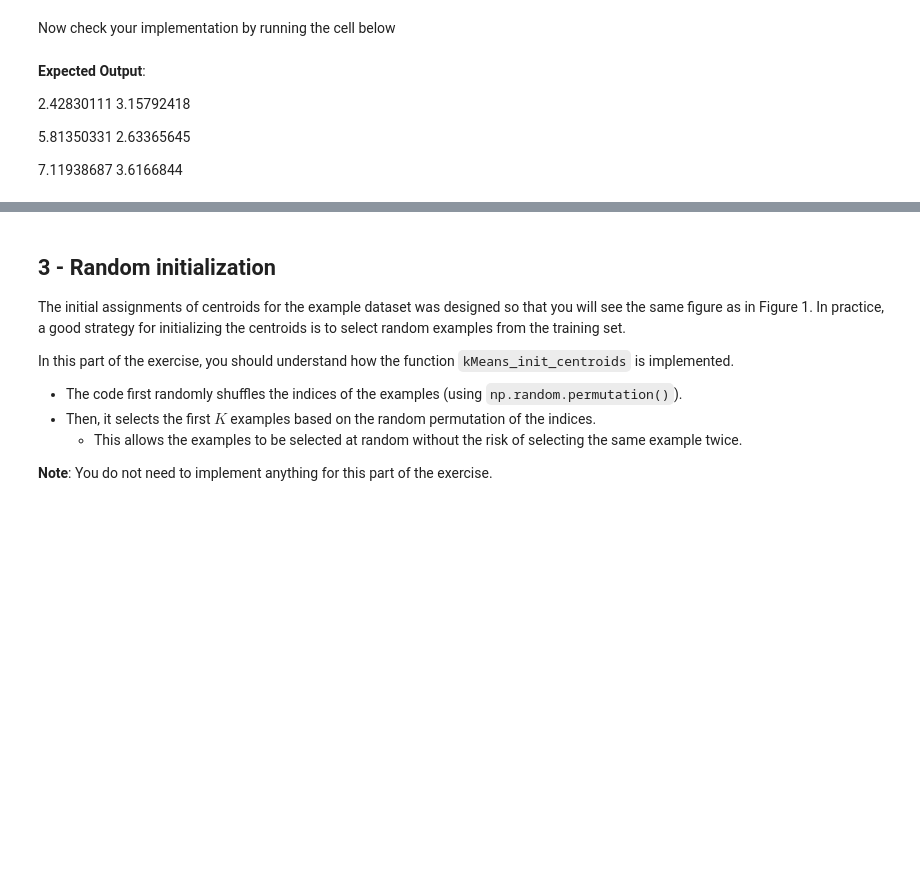
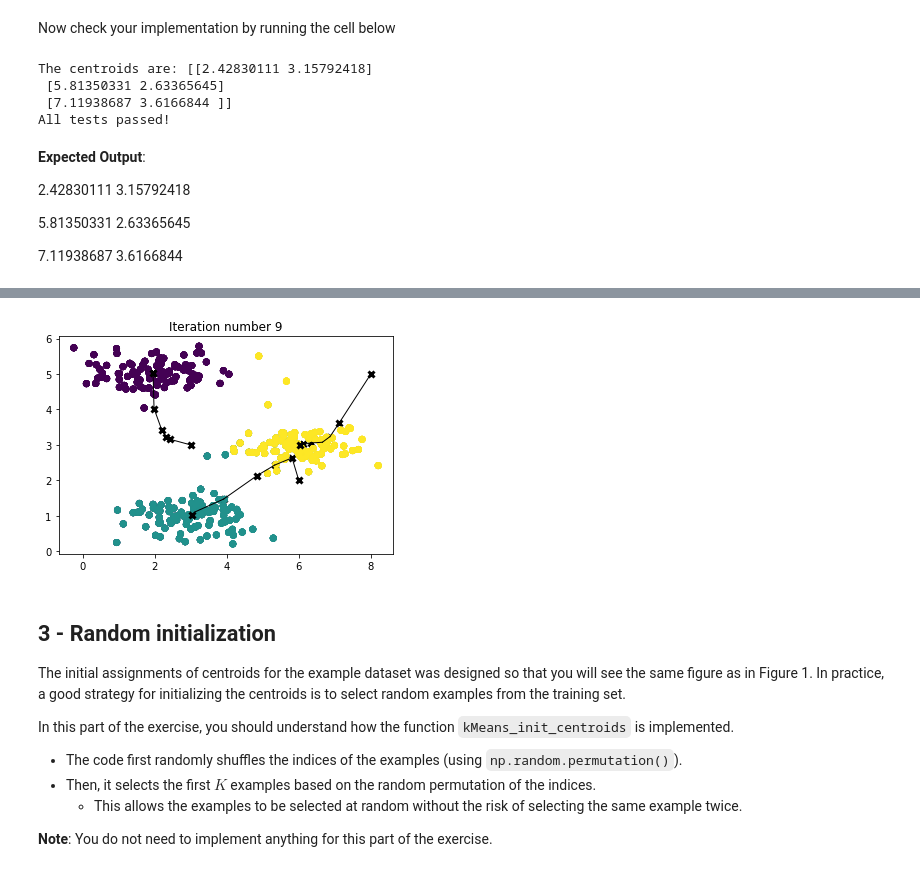
Before and after one commit to noirzette/CIT-ML, a Jupyter notebook: C3_W1_KMeans_Assignment.ipynb, the cells around one changed output, grey strips where cells are left out. Cells and saved outputs as stored; diff of their text form; code cells hidden in the pictures; blank space fills up the shorter version.

```diff
--- a/C3_W1_KMeans_Assignment.ipynb
+++ b/C3_W1_KMeans_Assignment.ipynb
@@ -128,11 +129,13 @@ def find_closest_centroids(X, centroids):
     idx = np.zeros(X.shape[0], dtype=int)
 
     ### START CODE HERE ###
-
-
-
-
-
+    for i in range(X.shape[0]):
+            # Array to hold distance between X[i] and each centroids[j]
+            distance = []
+            for j in range(centroids.shape[0]):
+                norm_ij = vnorm_ij = np.linalg.norm(X[i] - centroids[j])
+                distance.append(norm_ij)
+                idx[i] = idx[i] = np.argmin(distance)
 
      ### END CODE HERE ###
 
@@ -273,8 +287,9 @@ def compute_centroids(X, idx, K):
     centroids = np.zeros((K, n))
 
     ### START CODE HERE ###
-
-
+    for k in range(K):
+            points = X[idx == k]
+            centroids[k] = np.mean(points, axis = 0)
 
     ### END CODE HERE ##
 
@@ -335,6 +350,11 @@ print("The centroids are:", centroids)
 
 # UNIT TEST
 compute_centroids_test(compute_centroids)
+# %% [output]
+The centroids are: [[2.42830111 3.15792418]
+ [5.81350331 2.63365645]
+ [7.11938687 3.6166844 ]]
+All tests passed!
 # %% [markdown]
 **Expected Output**:
 
@@ -366,7 +386,7 @@ each iteration.
 # %%
 # You do not need to implement anything for this part
 
-def run_kMeans(X, initial_centroids, max_iters=10, plot_progress=False):
+def run_kMeans(X, initial_centroids, max_iters=10, plot_progress=False, print_progress=False):
     """
     Runs the K-Means algorithm on data matrix X, where each row of X
     is a single example
@@ -382,8 +402,9 @@ def run_kMeans(X, initial_centroids, max_iters=10, plot_progress=False):
     # Run K-Means
     for i in range(max_iters):
 
-        #Output progress
-        print("K-Means iteration %d/%d" % (i, max_iters-1))
+        # Optionally output progress
+        if print_progress:
+            print("K-Means iteration %d/%d" % (i, max_iters-1))
 
         # For each example in X, assign it to the closest centroid
         idx = find_closest_centroids(X, centroids)
@@ -400,15 +421,17 @@ def run_kMeans(X, initial_centroids, max_iters=10, plot_progress=False):
 # %%
 # Load an example dataset
 X = load_data()
 
 # Set initial centroids
 initial_centroids = np.array([[3,3],[6,2],[8,5]])
 K = 3
 
 # Number of iterations
 max_iters = 10
 
-centroids, idx = run_kMeans(X, initial_centroids, max_iters, plot_progress=True)
+centroids, idx = run_kMeans(X, initial_centroids, max_iters, plot_progress=True, print_progress=False)
+# %% [output]
+[figure, added]
 # %% [markdown]
 <a name="3"></a>
 ## 3 - Random initialization
```
Also changed, not shown: parts of 16 cells of this notebook, 8 other files.
